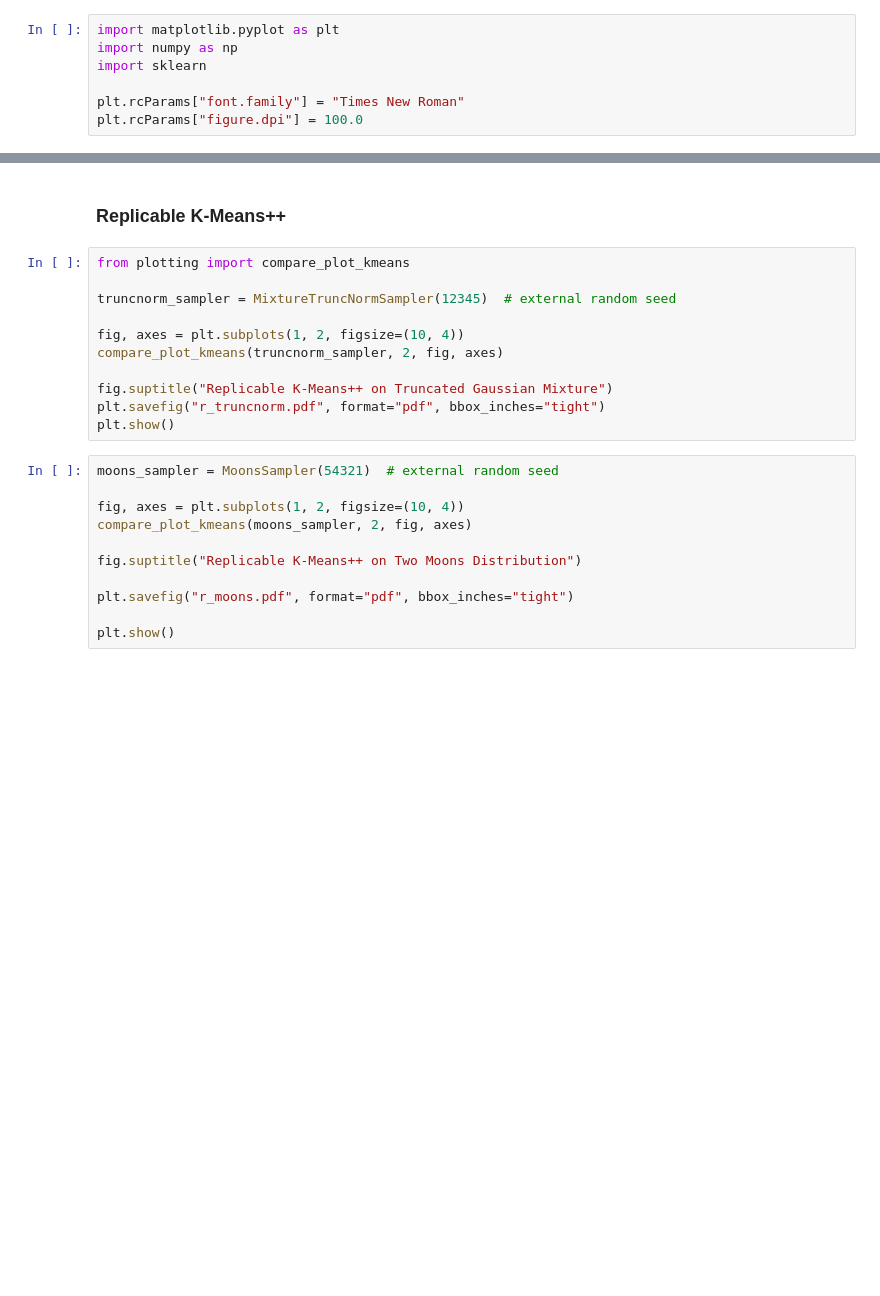
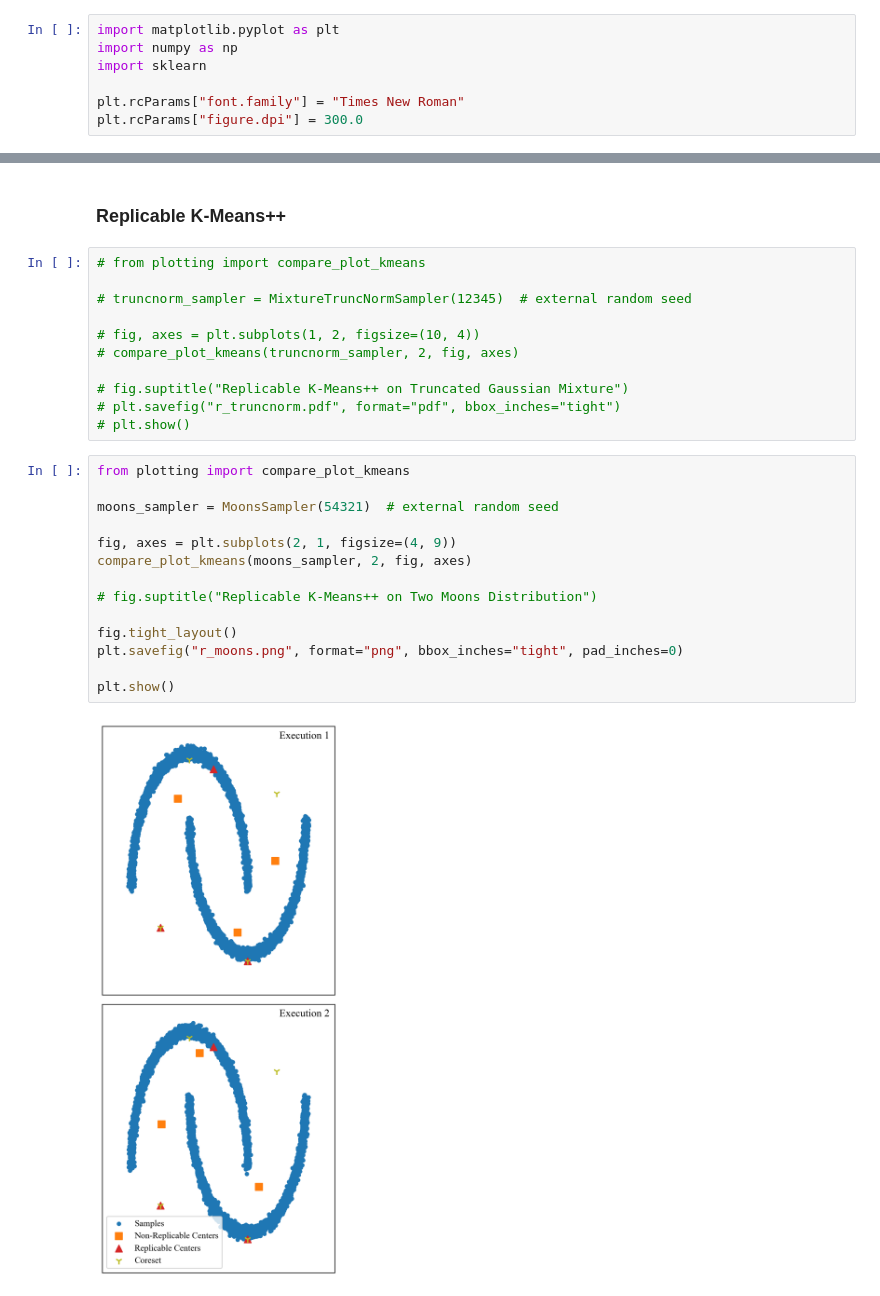
Before and after one commit to felix-cfzhou/replicable_clustering_experiments, a Jupyter notebook: replicable_clustering.ipynb, the cells around one changed output, grey strips where cells are left out. Saved outputs shown, nothing was run; the diff lists cells and outputs as text; blank space fills up the shorter version.

Commit message:
generate figure for NSERC PGS D application

```diff
--- a/replicable_clustering.ipynb
+++ b/replicable_clustering.ipynb
@@ -10,7 +10,7 @@ import numpy as np
 import sklearn
 
 plt.rcParams["font.family"] = "Times New Roman"
-plt.rcParams["figure.dpi"] = 100.0
+plt.rcParams["figure.dpi"] = 300.0
 # %% [markdown]
 ## Environment
 # %% [markdown]
@@ -181,24 +199,29 @@ plt.show()
 # %% [markdown]
 ### Replicable K-Means++
 # %%
-from plotting import compare_plot_kmeans
+# from plotting import compare_plot_kmeans
 
-truncnorm_sampler = MixtureTruncNormSampler(12345)  # external random seed
+# truncnorm_sampler = MixtureTruncNormSampler(12345)  # external random seed
 
-fig, axes = plt.subplots(1, 2, figsize=(10, 4))
-compare_plot_kmeans(truncnorm_sampler, 2, fig, axes)
+# fig, axes = plt.subplots(1, 2, figsize=(10, 4))
+# compare_plot_kmeans(truncnorm_sampler, 2, fig, axes)
 
-fig.suptitle("Replicable K-Means++ on Truncated Gaussian Mixture")
-plt.savefig("r_truncnorm.pdf", format="pdf", bbox_inches="tight")
-plt.show()
+# fig.suptitle("Replicable K-Means++ on Truncated Gaussian Mixture")
+# plt.savefig("r_truncnorm.pdf", format="pdf", bbox_inches="tight")
+# plt.show()
 # %%
+from plotting import compare_plot_kmeans
+
 moons_sampler = MoonsSampler(54321)  # external random seed
 
-fig, axes = plt.subplots(1, 2, figsize=(10, 4))
+fig, axes = plt.subplots(2, 1, figsize=(4, 9))
 compare_plot_kmeans(moons_sampler, 2, fig, axes)
 
-fig.suptitle("Replicable K-Means++ on Two Moons Distribution")
+# fig.suptitle("Replicable K-Means++ on Two Moons Distribution")
 
-plt.savefig("r_moons.pdf", format="pdf", bbox_inches="tight")
+fig.tight_layout()
+plt.savefig("r_moons.png", format="png", bbox_inches="tight", pad_inches=0)
 
 plt.show()
+# %% [output]
+[figure, added]
```
Also changed, not shown: parts of 6 cells of this notebook, 4 other files.
